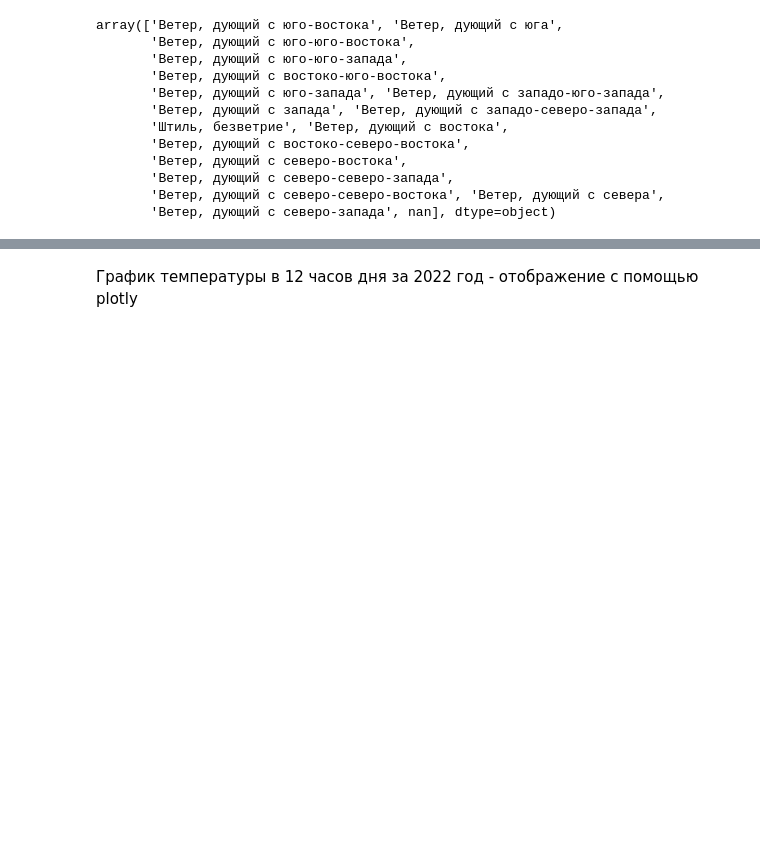
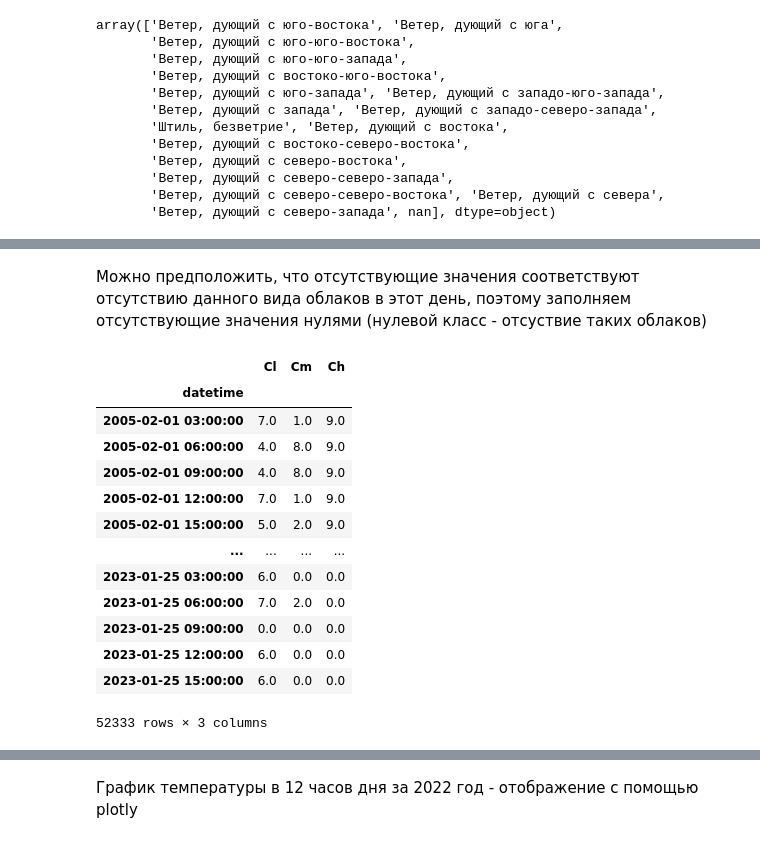
Before and after one commit to av-gav/itmo-ml, a Jupyter notebook: Weather.ipynb, the cells around one changed output, grey strips where cells are left out. Saved outputs shown, nothing was run; the diff lists cells and outputs as text; code cells hidden in the pictures; blank space fills up the shorter version.

```diff
--- a/Weather.ipynb
+++ b/Weather.ipynb
@@ -206,0 +252,15 @@ wdf = df[cols].dropna()
+# %%
+Cm_cat = [
+       'Высококучевых, высокослоистых или слоисто-дождевых облаков нет.',
+       'Высокослоистые просвечивающие.',
+       'Высокослоистые непросвечивающие или слоисто-дождевые.',
+       'Высококучевые просвечивающие, расположенные на одном уровне.',
+       'Клочья (часто чечевицеобразные) высококучевых просвечивающих, непрерывно изменяющихся; расположены на одном или более уровнях.',
+       'Высококучевые просвечивающие, полосами, либо один или несколько слоев высококучевых просвечивающих, распространяющихся по небу; эти высококучевые в целом уплотняются.',
+       'Высококучевые, образовавшиеся из кучевых (или кучево-дождевых).',
+       'Высококучевые, просвечивающие или плотные в двух или более слоях или высококучевые плотные в одном слое, не распространяющиеся но небу, либо высококучевые с высокослоистыми или слоисто-дождевыми.',
+       'Высококучевые башенкообразные или хлопьевидные.',
+       'Высококучевые при хаотическом виде неба, обычно расположенные на нескольких уровнях.',
+         ]
+Cm_num = [0,1,2,3,4,5,6,7,8,9]
+df['Cm'].replace(Cm_cat, Cm_num, inplace=True)
@@ -206,0 +282,34 @@ wdf = df[cols].dropna()
+# %%
+Ch_cat = [
+       'Перистых, перисто-кучевых или перисто-слоистых нет.',
+       'Перистые нитевидные, иногда когтевидные, не распространяющиеся по небу.',
+       'Перистые плотные в виде клочьев или скрученных склонов, количество которых обычно не увеличивается, иногда могут казаться остатками верхней части кучево-дождевых; или перистые башенкообразные, или перистые хлопьевидные.',
+       'Перистые плотные, образовавшиеся от кучево-дождевых.',
+       'Перистые когтевидные или нитевидные или первые и вторые, распространяющиеся по небу и в целом обычно уплотняющиеся.',
+       'Перистые (часто в виде полос) и перисто-слоистые, распространяющиеся по небу и в целом обычно уплотняющиеся, но сплошная пелена поднимается над горизонтом менее чем на 45°.',
+       'Перистые (часто в виде полос) и перисто-слоистые, распространяющиеся по небу и в целом обычно уплотняющиеся; сплошная пелена, поднимающаяся над горизонтом выше 45°, не покрывает всего неба.',
+       'Перисто-слоистые, покрывающие все небо.',
+       'Перисто-слоистые, не распространяющиеся по небу и не покрывающие его полностью.',
+       'Перисто-кучевые одни или перисто-кучевые, сопровождаемые перистыми или перисто-слоистыми, либо те и другие, но перисто-кучевые преобладают среди них.',
+         ]
+Ch_num = [0,1,2,3,4,5,6,7,8,9]
+df['Ch'].replace(Ch_cat, Ch_num, inplace=True)
+# %% [markdown]
+Можно предположить, что отсутствующие значения соответствуют отсутствию данного вида облаков в этот день, поэтому заполняем отсутствующие значения нулями (нулевой класс - отсуствие таких облаков)
+# %%
+df[["Cl","Cm","Ch"]].fillna(0)
+# %% [output]
+|  | Cl | Cm | Ch |
+| datetime |  |  |  |
+| 2005-02-01 03:00:00 | 7.0 | 1.0 | 9.0 |
+| 2005-02-01 06:00:00 | 4.0 | 8.0 | 9.0 |
+| 2005-02-01 09:00:00 | 4.0 | 8.0 | 9.0 |
+| 2005-02-01 12:00:00 | 7.0 | 1.0 | 9.0 |
+| 2005-02-01 15:00:00 | 5.0 | 2.0 | 9.0 |
+| ... | ... | ... | ... |
+| 2023-01-25 03:00:00 | 6.0 | 0.0 | 0.0 |
+| 2023-01-25 06:00:00 | 7.0 | 2.0 | 0.0 |
+| 2023-01-25 09:00:00 | 0.0 | 0.0 | 0.0 |
+| 2023-01-25 12:00:00 | 6.0 | 0.0 | 0.0 |
+| 2023-01-25 15:00:00 | 6.0 | 0.0 | 0.0 |
+52333 rows × 3 columns
```
Also changed, not shown: parts of 47 cells of this notebook.
